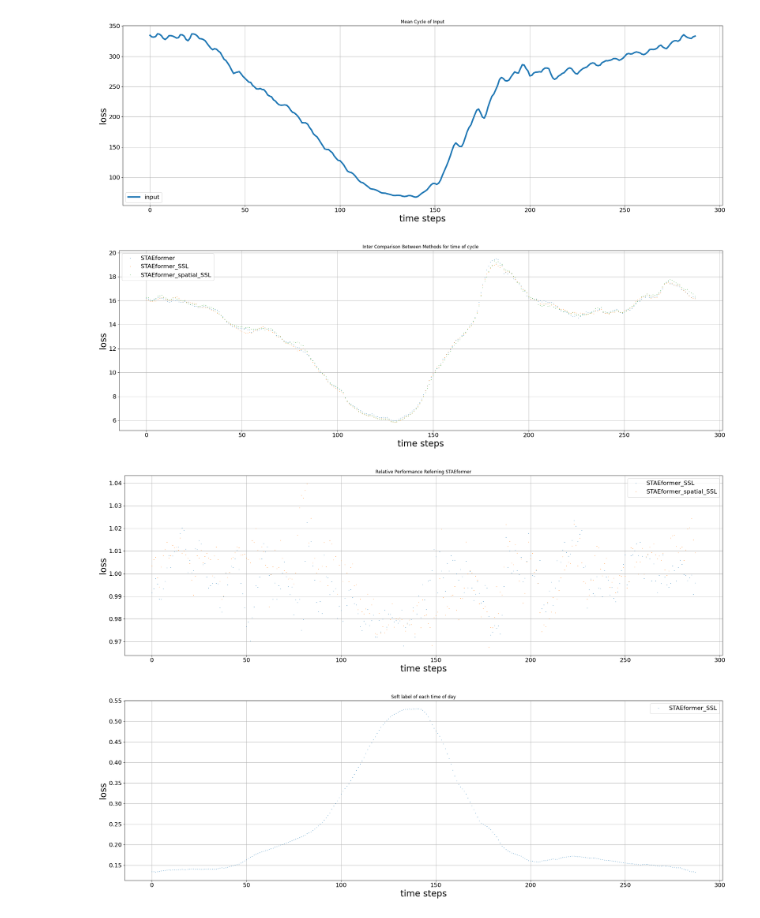
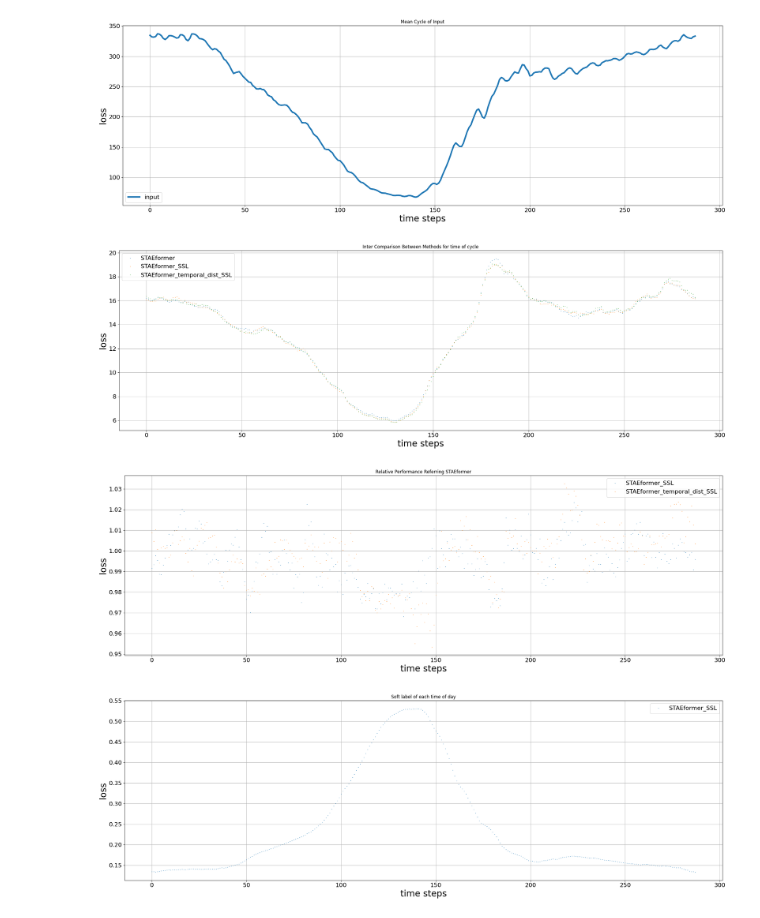
Before and after one commit to Dench991228/BasicTSD, a Jupyter notebook: basicts/visualize_mae_cycle_distri.ipynb, the cells around one changed output. Cells and saved outputs as stored; diff of their text form; code cells hidden in the pictures.

```diff
--- a/basicts/visualize_mae_cycle_distri.ipynb
+++ b/basicts/visualize_mae_cycle_distri.ipynb
@@ -85,7 +85,9 @@ prediction_files_pems08 = [
     #"../checkpoints/DecomposeFormer_adv/PEMS08_100_12_12/165deb5b6eed720c6bd224ec75f4585a/test_results.npz",
     #"../checkpoints/DecomposeFormer_TTS/PEMS08_100_12_12/d7fde011127742d7ea670292ecf8abd9/test_results.npz",
     "../checkpoints/STAEformer_SSL/PEMS08_100_12_12/base-softclt/test_results.npz",
-    "../checkpoints/STAEformer_SSL/PEMS08_100_12_12/base-spatial-softclt/test_results.npz",
+    #"../checkpoints/STAEformer_SSL/PEMS08_100_12_12/base-spatial-softclt/test_results.npz",
+    #"/data3/hanzhi/BasicTS/checkpoints/STAEformer_SSL/PEMS08_100_12_12/base-temporal-softclt/test_results.npz",
+    "/data3/hanzhi/BasicTS/checkpoints/STAEformer_SSL/PEMS08_100_12_12/base-temporal-dist-softclt/test_results.npz"
     #"../checkpoints/DecomposeFormer_TTS_SSL/PEMS08_100_12_12/89e7d7c9a5f7e553643a4ef6ba8226b2/test_results.npz",
     #"../checkpoints/STAEformer_SSL_G/PEMS08_100_12_12/base_g/test_results.npz",
     #"../checkpoints/STAEformer_SSL_G/PEMS08_100_12_12/base_gr_0.1/test_results.npz",
@@ -101,34 +103,36 @@ prediction_files_pems04 = [
     "../checkpoints/STAEformer/PEMS04_100_12_12/847a2ce08791eb89c3a325b199127003/test_results.npz",
     "../checkpoints/DecomposeFormer_adv/PEMS04_100_12_12/3b4d38f791b9a5449d5058ad504b18a0/test_results.npz",
     "../checkpoints/STAEformer_SSL/PEMS04_100_12_12/6cb833695c71cb7ce824ef6ebdd71aab/test_results.npz",
 ]
 prediction_files_solar = [
     "../checkpoints/STAEformer/Solar_100_12_12/base-0/test_results.npz",
     "../checkpoints/STID/Solar_100_12_12/base-0/test_results.npz",
 ]
 # 方法名称
 method_names = [
     "STAEformer",
     #"STID"
     #"DecomposeFormer_adv_w_trend",
     #"DecomposeFormer_TTS_w_trend",
     "STAEformer_SSL",
-    "STAEformer_spatial_SSL"
+    #"STAEformer_spatial_SSL",
+    #"STAEformer_temporal_SSL",
+    "STAEformer_temporal_dist_SSL"
     #"DecomposeFormer_TTS_S_SSL",
     #"STAEformer_SSL_G",
     #"STAEformer_SSL_GR",
     #"STAEformer_t_contrast",
     #"STAEformer_t_contrast_better",
     #"STAEformer_c_contrast",
     #"STAEformer_base_contrast_sub"
     #"DecomposeFormer_TTS_BT",
     #"DecomposeFormer_TTS_TBT"
 ]
 # 时间步
 cts = 288
 visualize_mae_cycle_distri(prediction_files_pems08, method_names, cts, 0)
 # %% [output]
 [figure]
-[figure, old version]
+[figure, new version]
-[figure, old version]
+[figure, new version]
 [figure]
```
Also changed, not shown: 23 other files.
